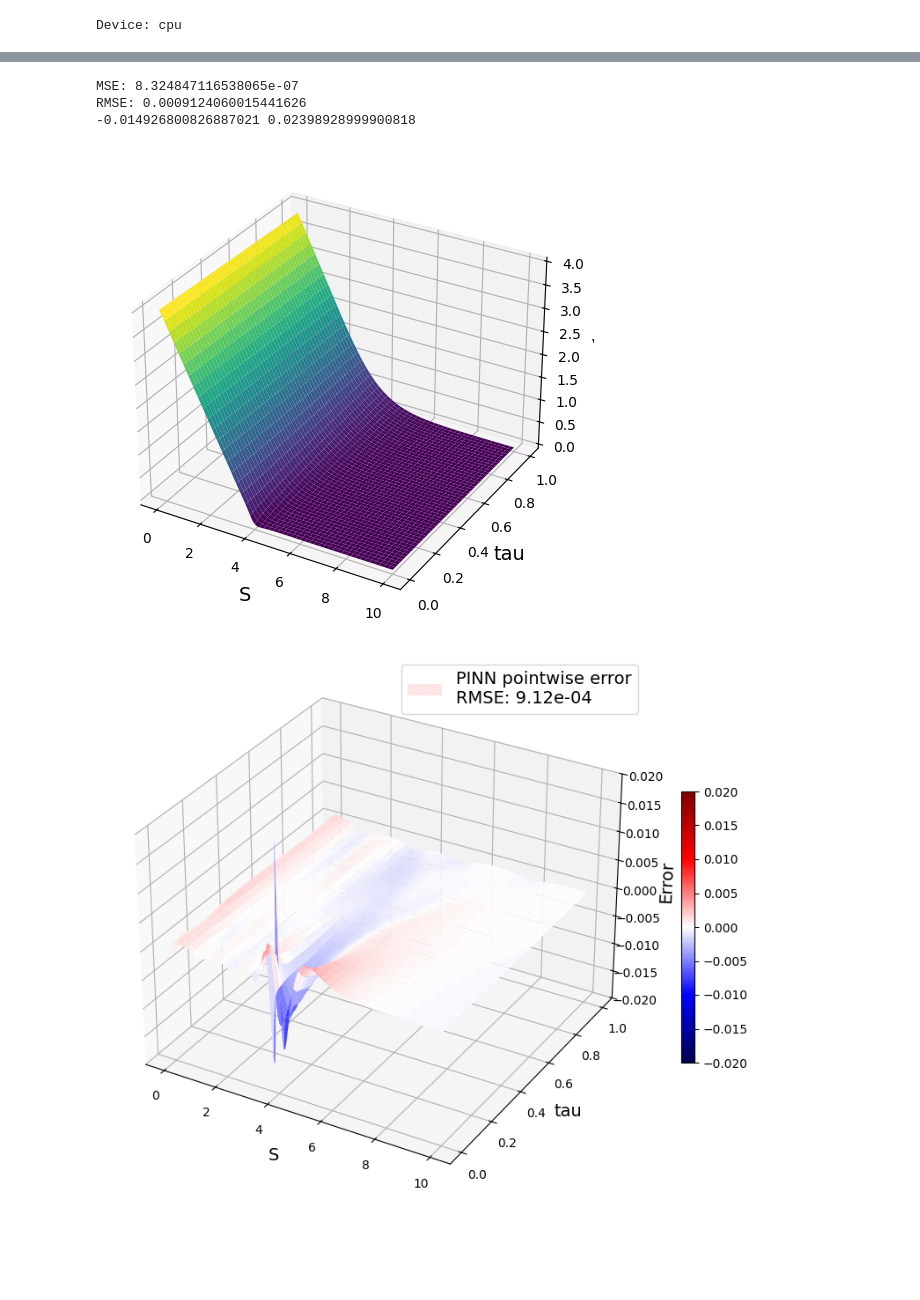
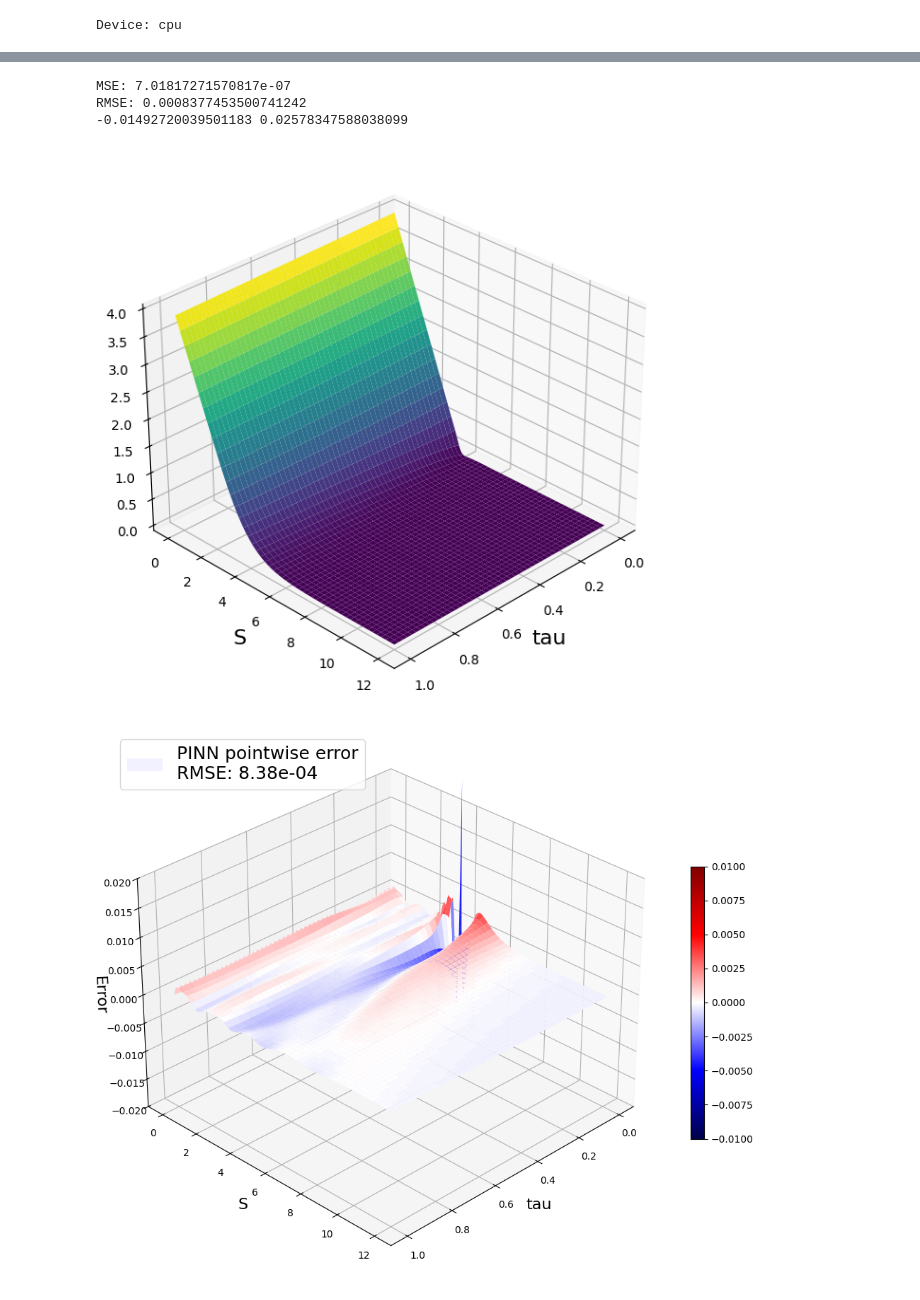
Before and after one commit to liyiyan128/Option-Pricing-Using-Physics-Informed-Neural-Networks, a Jupyter notebook: PINN_example.ipynb, the cells around one changed output, grey strips where cells are left out. Saved outputs shown, nothing was run; the diff lists cells and outputs as text; code cells hidden in the pictures; blank space fills up the shorter version.

Commit message:
European case modifications

```diff
--- a/PINN_example.ipynb
+++ b/PINN_example.ipynb
@@ -93,56 +89,61 @@ Final loss: 1.3270479485072428e-05
 # %%
-model = torch.load(f'models/{model_name}.pt').to('cpu')
+# model_name = 'european_put_2mlp20'
+# model = torch.load(f'models/{model_name}.pt', map_location=device)
 
-S_eval = torch.linspace(0, 10, 1000)
+S_inf_eval = 3 * K - 1e-8
+S_eval = torch.linspace(0, S_inf_eval, 1000)
 tau_eval = torch.linspace(0, T, 1000)
 S_eval, tau_eval = torch.meshgrid(S_eval, tau_eval)  # torch meshgrid uses different indexing
 V_pred = model(S_eval.reshape(-1, 1), tau_eval.reshape(-1, 1)).detach().numpy().reshape(1000, 1000).T
 
 # compute error metrics
-S_eval = np.linspace(0, 10, 1000)
+# Using np.meshgrid, torch.meshgrid uses different indexing
+S_eval = np.linspace(0, S_inf_eval, 1000)
 tau_eval = np.linspace(0, T, 1000)
 S_eval, tau_eval = np.meshgrid(S_eval, tau_eval)
 V_true = V_BS(S_eval, tau_eval, K, r, sigma, 'put')
 # fig = plt.figure(figsize=(8, 6))
 # ax = fig.add_subplot(111, projection='3d')
 # surf = ax.plot_surface(S_eval, tau_eval, V_true, cmap='viridis')
 V_err = V_pred - V_true
 MSE = np.mean(V_err**2)
 RMSE = np.sqrt(MSE)
 print('MSE:', MSE)
 print('RMSE:', RMSE)
 print(V_err.min(), V_err.max())
 
 # 3d plot
 fig = plt.figure(figsize=(8, 6))
 ax = fig.add_subplot(111, projection='3d')
-surf = ax.plot_surface(S_eval, tau_eval, V_pred, cmap='viridis')
-ax.set_xlabel('S', fontsize=14)
-ax.set_ylabel('tau', fontsize=14)
-ax.set_zlabel('V', fontsize=14)
-# ax.set_title('PINN Solution', fontsize=16)
-plt.savefig('./data/images/sol_european_3d.pdf')
+surf = ax.plot_surface(tau_eval, S_eval, V_pred, cmap='viridis')
+ax.set_xlabel('tau', fontsize=16)
+ax.set_ylabel('S', fontsize=16)
+# ax.set_zlabel('V', fontsize=14)
+ax.view_init(elev=30, azim=45)
+plt.tight_layout()
+plt.savefig('./data/images/sol_european_3d.pdf', bbox_inches='tight')
 plt.show()
 
 # plot error surface
 fig = plt.figure(figsize=(10, 8))
 ax = fig.add_subplot(111, projection='3d')
-surf = ax.plot_surface(S_eval, tau_eval, V_err, label=f'PINN pointwise error\nRMSE: {RMSE:.2e}', cmap='seismic', vmin=-0.02, vmax=0.02)
+surf = ax.plot_surface(tau_eval, S_eval, V_err, label=f'PINN pointwise error\nRMSE: {RMSE:.2e}', cmap='seismic', vmin=-0.01, vmax=0.01)
 cbar = fig.colorbar(surf, location='right', shrink=0.5)
 ax.set_zlim(-0.02, 0.02)
-ax.set_xlabel('S', fontsize=14)
-ax.set_ylabel('tau', fontsize=14)
-ax.set_zlabel('Error', fontsize=14)
-# ax.set_title('PINN Pointwise Error', fontsize=16)
-plt.legend(fontsize=14)
-plt.savefig('./data/images/sol_european_3d_err.pdf')
+ax.set_xlabel('tau', fontsize=16)
+ax.set_ylabel('S', fontsize=16)
+ax.set_zlabel('Error', fontsize=16)
+plt.legend(fontsize=18)
+ax.view_init(elev=30, azim=45)
+plt.tight_layout()
+plt.savefig('./data/images/sol_european_3d_err.pdf', bbox_inches='tight')
 plt.show()
 # %% [output]
-MSE: 8.324847116538065e-07
-RMSE: 0.0009124060015441626
--0.014926800826887021 0.02398928999900818
+MSE: 7.01817271570817e-07
+RMSE: 0.0008377453500741242
+-0.01492720039501183 0.02578347588038099
-[figure, old version]
+[figure, new version]
-[figure, old version]
+[figure, new version]
 # %%
 from scipy.interpolate import RegularGridInterpolator
 
```
Also changed, not shown: parts of 6 cells of this notebook, 11 other files.
